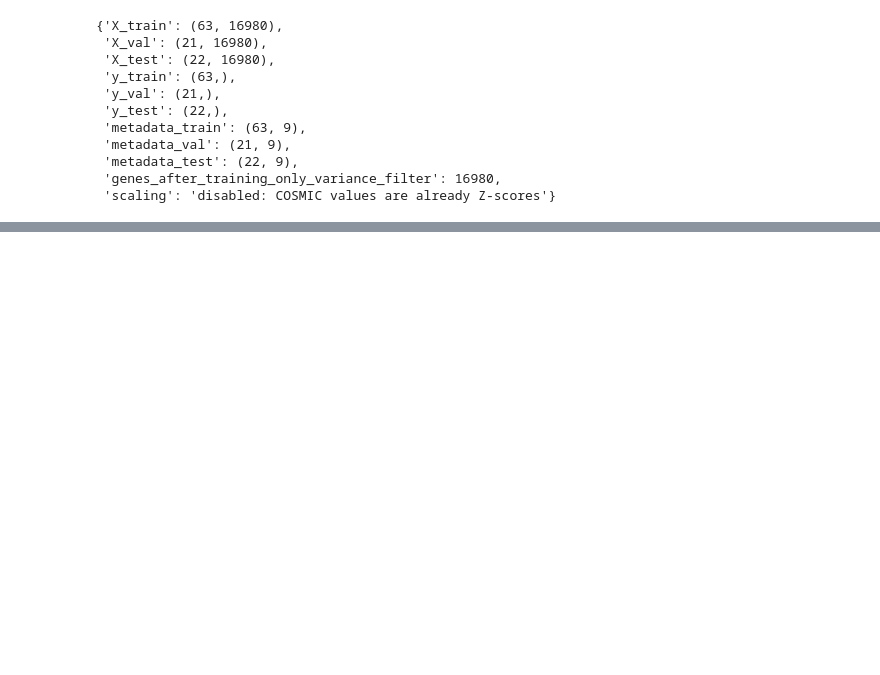
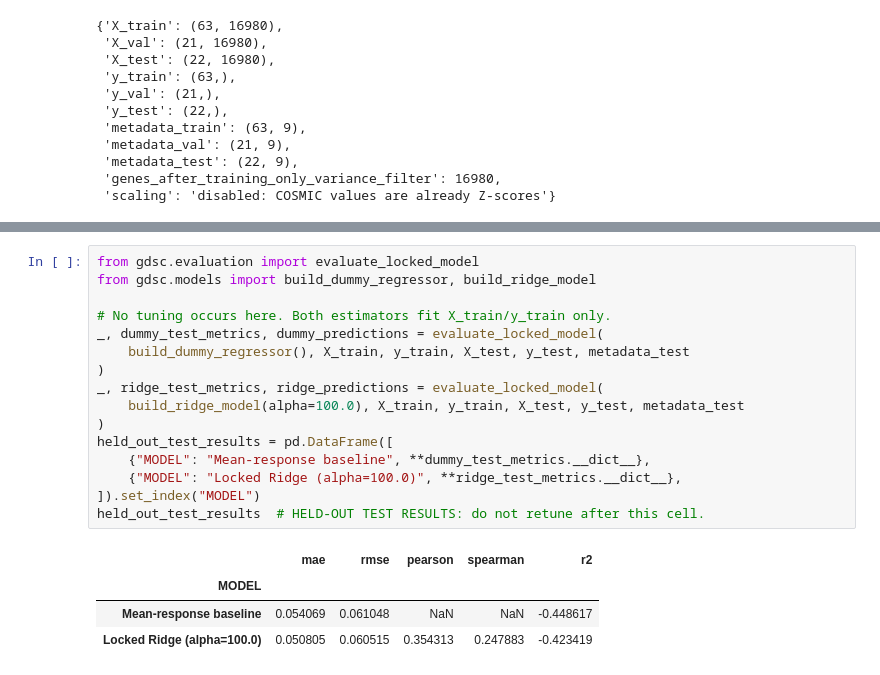
Before and after one commit to ajharris/gdsc-project, a Jupyter notebook: notebook/gdsc_drug_response.ipynb, the cells around one changed output, grey strips where cells are left out. Drawn from its saved outputs; the diff is of its cells as text; blank space fills up the shorter version.

```diff
--- a/notebook/gdsc_drug_response.ipynb
+++ b/notebook/gdsc_drug_response.ipynb
@@ -637,0 +889,21 @@ Current milestone: **preprocessing is complete and verified on the real initial
+# %%
+from gdsc.evaluation import evaluate_locked_model
+from gdsc.models import build_dummy_regressor, build_ridge_model
+
+# No tuning occurs here. Both estimators fit X_train/y_train only.
+_, dummy_test_metrics, dummy_predictions = evaluate_locked_model(
+    build_dummy_regressor(), X_train, y_train, X_test, y_test, metadata_test
+)
+_, ridge_test_metrics, ridge_predictions = evaluate_locked_model(
+    build_ridge_model(alpha=100.0), X_train, y_train, X_test, y_test, metadata_test
+)
+held_out_test_results = pd.DataFrame([
+    {"MODEL": "Mean-response baseline", **dummy_test_metrics.__dict__},
+    {"MODEL": "Locked Ridge (alpha=100.0)", **ridge_test_metrics.__dict__},
+]).set_index("MODEL")
+held_out_test_results  # HELD-OUT TEST RESULTS: do not retune after this cell.
+# %% [output]
+|  | mae | rmse | pearson | spearman | r2 |
+| MODEL |  |  |  |  |  |
+| Mean-response baseline | 0.054069 | 0.061048 | NaN | NaN | -0.448617 |
+| Locked Ridge (alpha=100.0) | 0.050805 | 0.060515 | 0.354313 | 0.247883 | -0.423419 |
```
Also changed, not shown: parts of 9 cells of this notebook, 6 other files.
